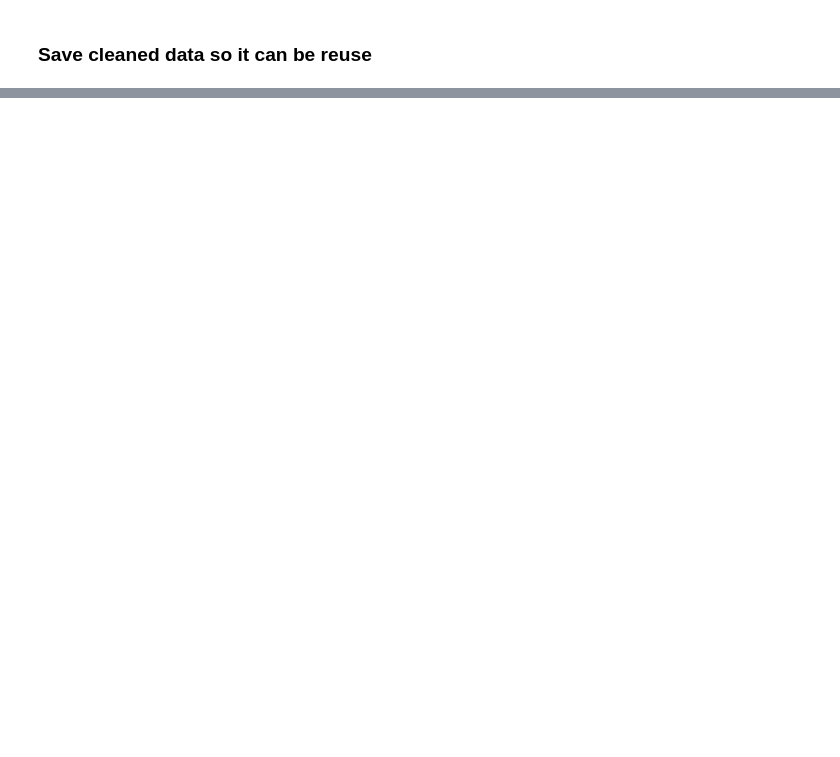
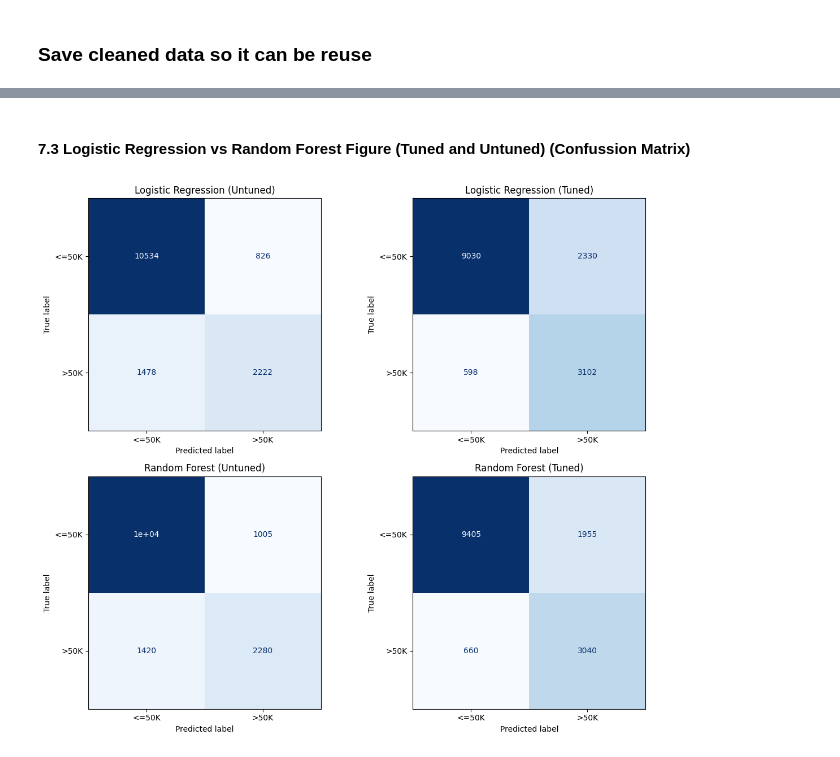
Before and after one commit to irfandra/IN6227-2025-Assignment-1, a Jupyter notebook: notebooks/01_data_exploration.ipynb, the cells around one changed output, grey strips where cells are left out. Drawn from its saved outputs; the diff is of its cells as text; code cells hidden in the pictures; blank space fills up the shorter version.

```diff
--- a/notebooks/01_data_exploration.ipynb
+++ b/notebooks/01_data_exploration.ipynb
@@ -305,0 +715,23 @@ plt.show()
+# %% [markdown]
+#### 7.3 Logistic Regression vs Random Forest Figure (Tuned and Untuned) (Confussion Matrix)
+# %%
+models = {
+    'Logistic Regression (Untuned)': pipe_lr_untuned,
+    'Logistic Regression (Tuned)': pipe_lr_tuned,
+    'Random Forest (Untuned)': pipe_rf_untuned,
+    'Random Forest (Tuned)': pipe_rf_tuned
+}
+
+fig, axes = plt.subplots(2, 2, figsize=(12, 10))
+
+for ax, (name, model) in zip(axes.ravel(), models.items()):
+    y_pred = model.predict(test.drop('income', axis=1))
+    cm = confusion_matrix(test['income'], y_pred, labels=['<=50K', '>50K'])
+    disp = ConfusionMatrixDisplay(confusion_matrix=cm, display_labels=['<=50K', '>50K'])
+    disp.plot(ax=ax, cmap=plt.cm.Blues, colorbar=False)
+    ax.set_title(name)
+
+plt.tight_layout()
+plt.show()
+# %% [output]
+[figure, added]
```
Also changed, not shown: parts of 38 cells of this notebook, 3 other files.
